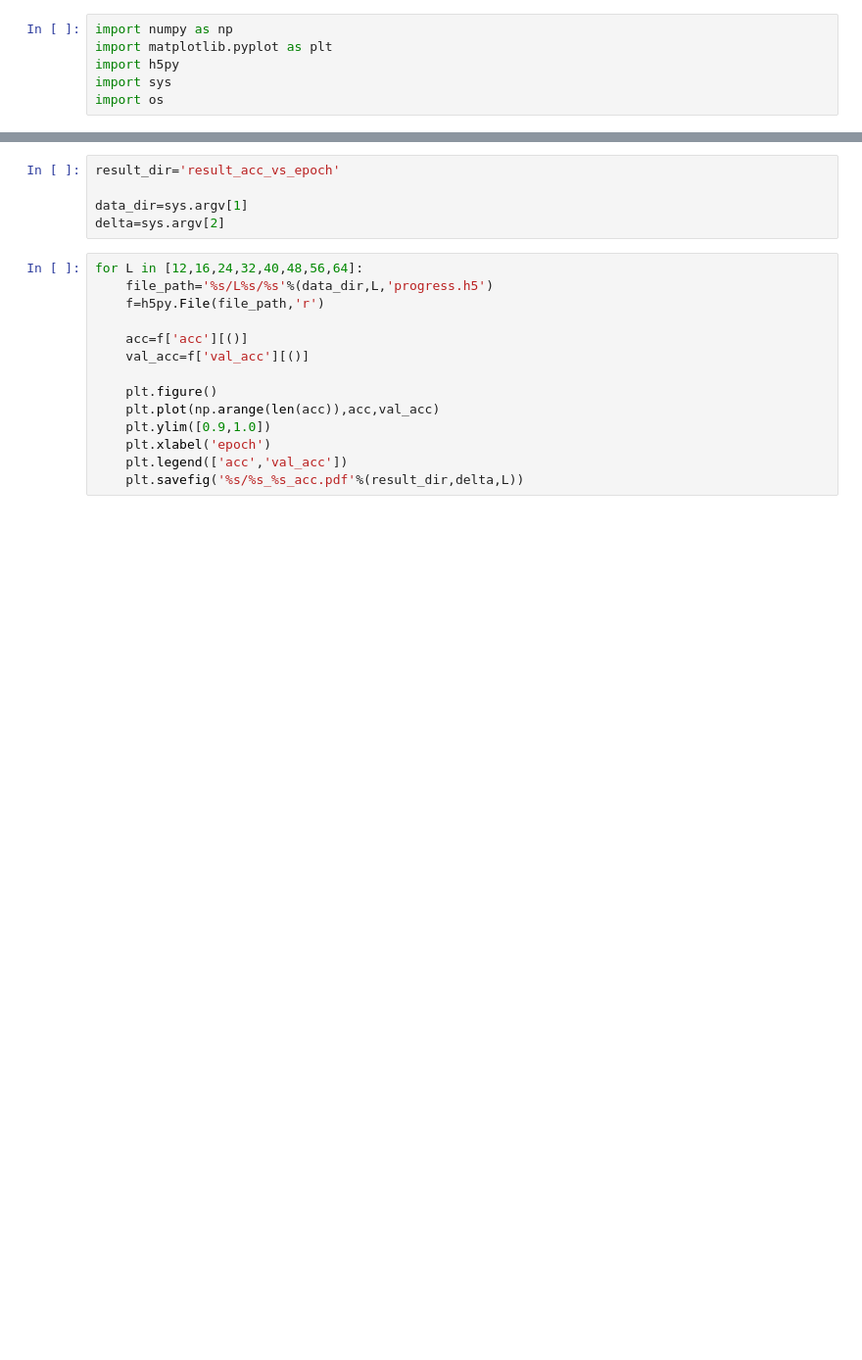
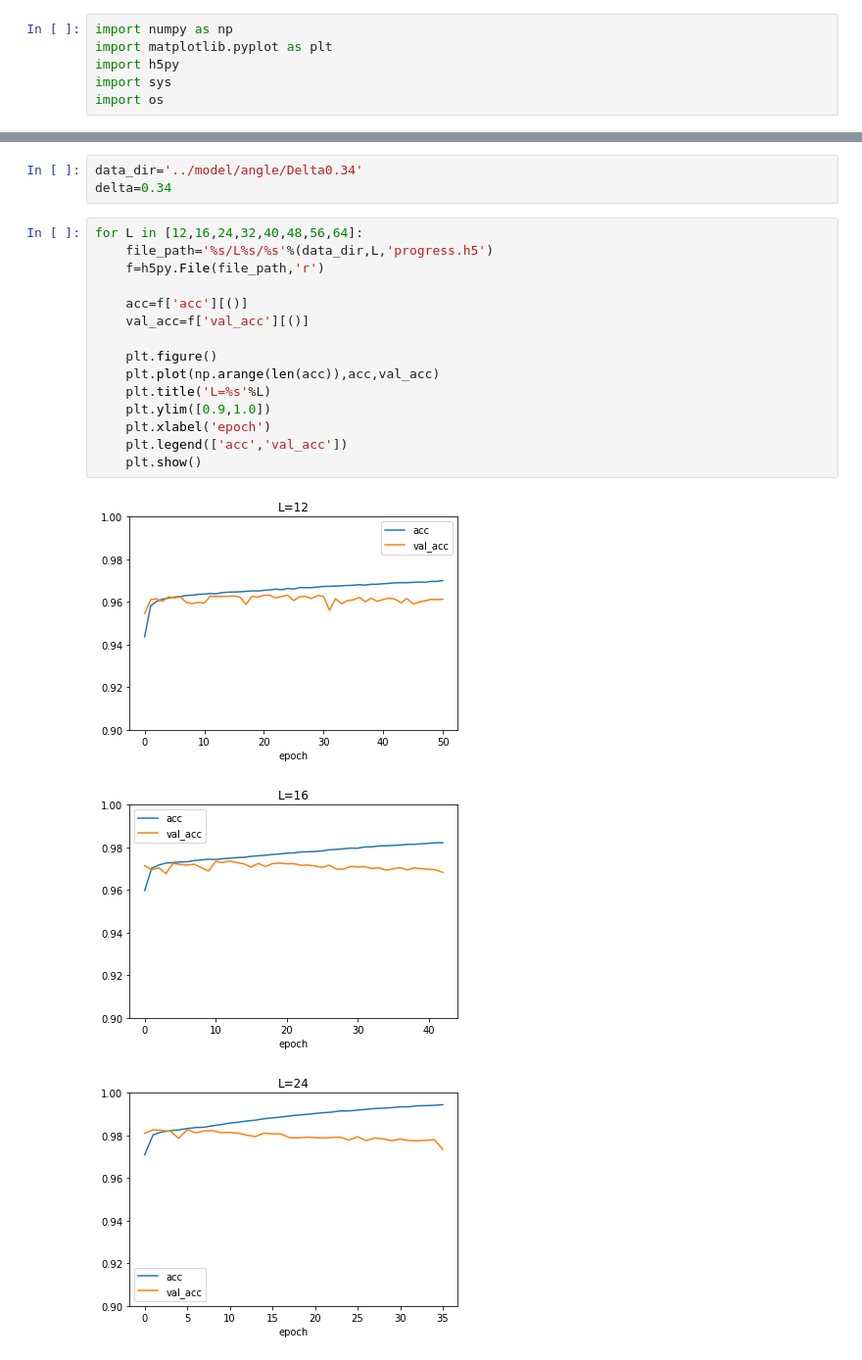
Before and after one commit to nghiahsgs/XY-model-from-machine-learning-perspective, a Jupyter notebook: codes/plot_acc_vs_epoch.ipynb, the cells around one changed output, grey strips where cells are left out. Shown: that part at 98% size. Saved outputs shown, nothing was run; the diff lists cells and outputs as text; blank space fills up the shorter version.

```diff
--- a/codes/plot_acc_vs_epoch.ipynb
+++ b/codes/plot_acc_vs_epoch.ipynb
@@ -9,19 +11,22 @@ os.getcwd()
-# %%
-result_dir='result_acc_vs_epoch'
-
-data_dir=sys.argv[1]
-delta=sys.argv[2]
+# %%
+data_dir='../model/angle/Delta0.34'
+delta=0.34
 # %%
 for L in [12,16,24,32,40,48,56,64]:
     file_path='%s/L%s/%s'%(data_dir,L,'progress.h5')
     f=h5py.File(file_path,'r')
 
     acc=f['acc'][()]
     val_acc=f['val_acc'][()]
 
     plt.figure()
     plt.plot(np.arange(len(acc)),acc,val_acc)
+    plt.title('L=%s'%L)
     plt.ylim([0.9,1.0])
     plt.xlabel('epoch')
     plt.legend(['acc','val_acc'])
-    plt.savefig('%s/%s_%s_acc.pdf'%(result_dir,delta,L))
+    plt.show()
+# %% [output]
+[figure, added]
+[figure, added]
+[figure, added]
```
Also changed, not shown: parts of 3 cells of this notebook.
